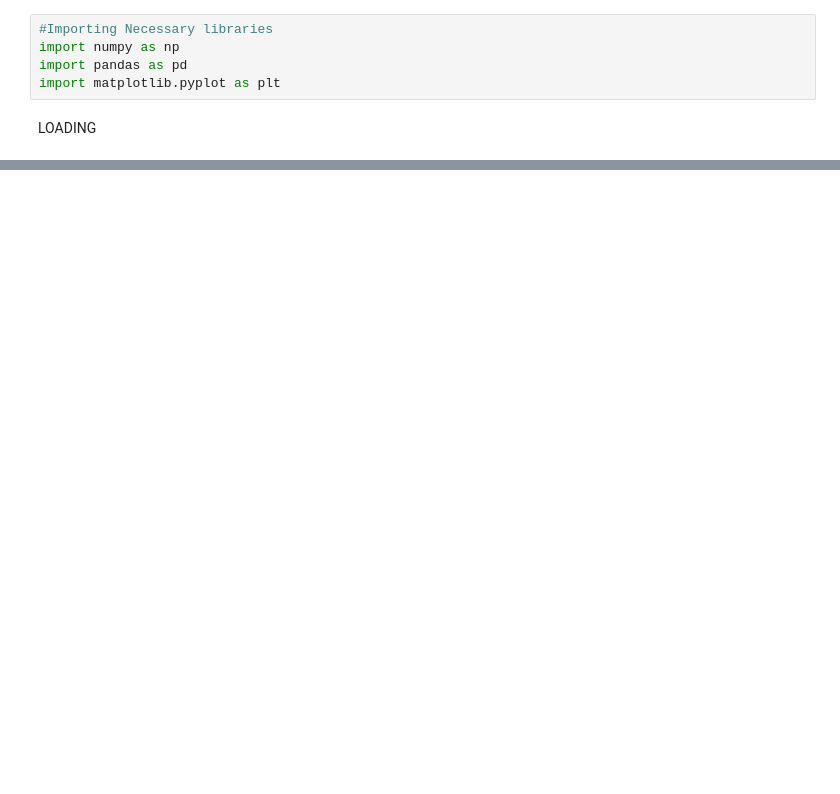
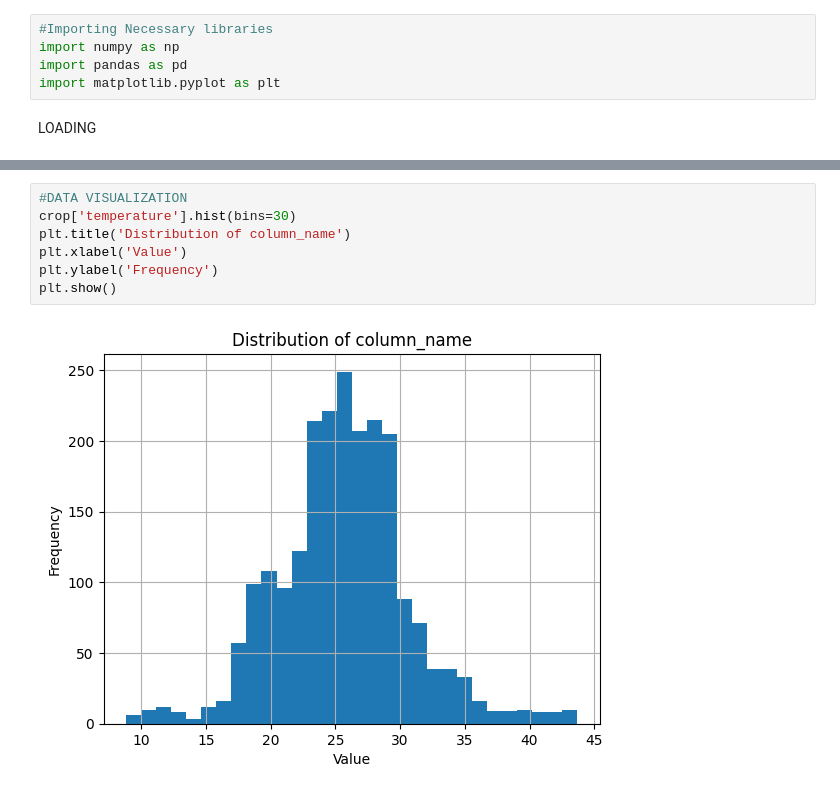
Before and after one commit to bhuvana77777777/Crop-and-Fertilizer-Recommendation-System-using-Machine-Learning, a Jupyter notebook: crop.ipynb, the cells around one changed output, grey strips where cells are left out. Drawn from its saved outputs; the diff is of its cells as text; blank space fills up the shorter version.

```diff
--- a/crop.ipynb
+++ b/crop.ipynb
@@ -67,0 +137,9 @@ Name: count, dtype: int64
+# %%
+#DATA VISUALIZATION
+crop['temperature'].hist(bins=30)
+plt.title('Distribution of column_name')
+plt.xlabel('Value')
+plt.ylabel('Frequency')
+plt.show()
+# %% [output]
+[figure, added]
```
Also changed, not shown: parts of 16 cells of this notebook.
